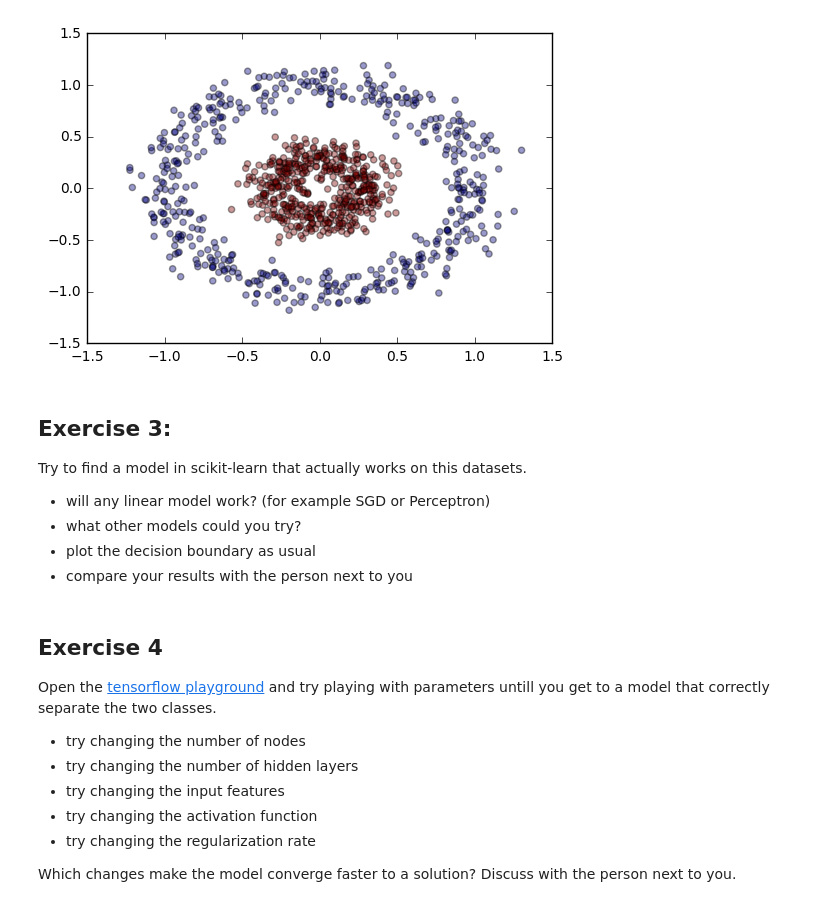
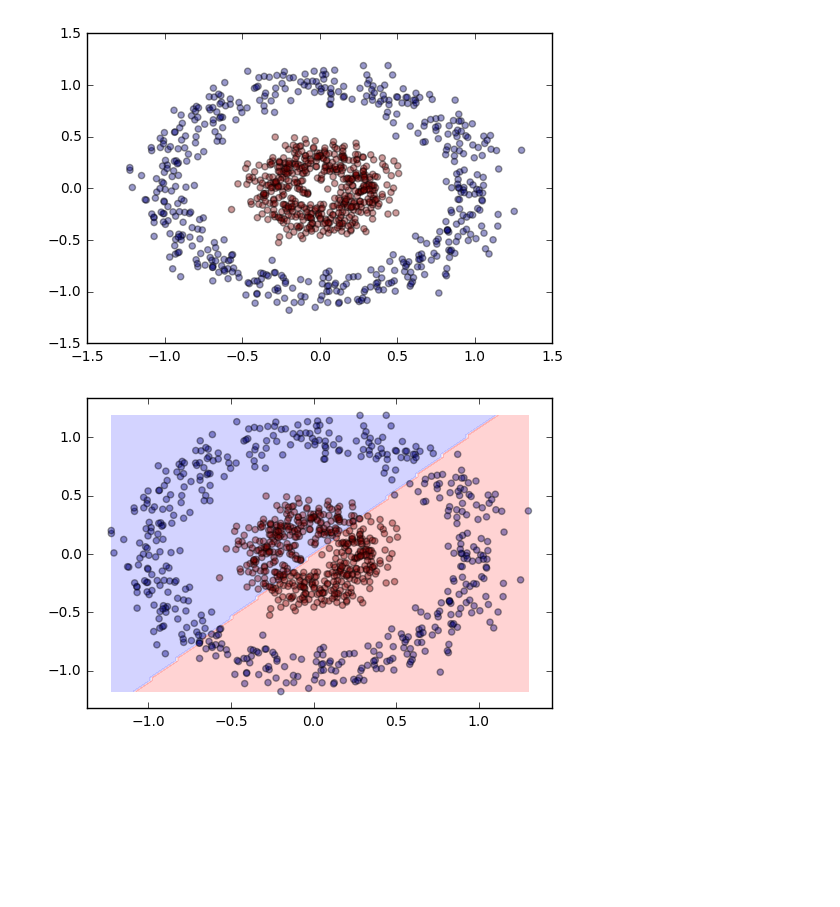
Before and after one commit to mzanetti79/ML-INFN, a Jupyter notebook: DL-INFN/0_Intro.ipynb, the cells around one changed output. Cells and saved outputs as stored; diff of their text form; code cells hidden in the pictures; blank space fills up the shorter version.

```diff
--- a/DL-INFN/0_Intro.ipynb
+++ b/DL-INFN/0_Intro.ipynb
@@ -81,24 +83,8 @@ plt.scatter(X[:,0], X[:,1], c=y, alpha=0.4)
 # %% [output]
 <matplotlib.collections.PathCollection at 0x...>
 [figure]
-# %% [markdown]
-## Exercise 3:
-
-Try to find a model in scikit-learn that actually works on this datasets.
-
-- will any linear model work? (for example SGD or Perceptron)
-- what other models could you try?
-- plot the decision boundary as usual
-- compare your results with the person next to you
-# %% [markdown]
-## Exercise 4
-
-Open the [tensorflow playground](goo.gl/F5gncv) and try playing with parameters untill you get to a model that correctly separate the two classes.
-
-- try changing the number of nodes
-- try changing the number of hidden layers
-- try changing the input features
-- try changing the activation function
-- try changing the regularization rate
-
-Which changes make the model converge faster to a solution? Discuss with the person next to you.
+# %%
+model.fit(X, y)
+plot_decision_boundary(model, X, y)
+# %% [output]
+[figure, added]
```
Also changed, not shown: parts of 7 cells of this notebook, 23 other files.
